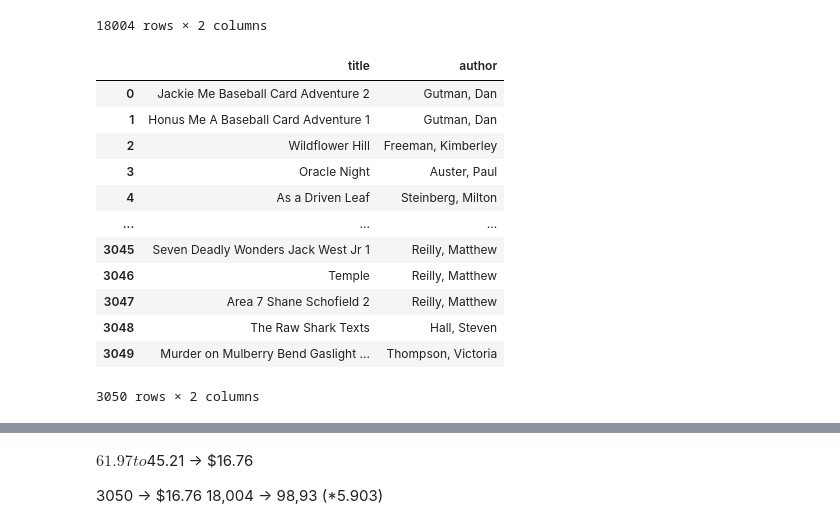
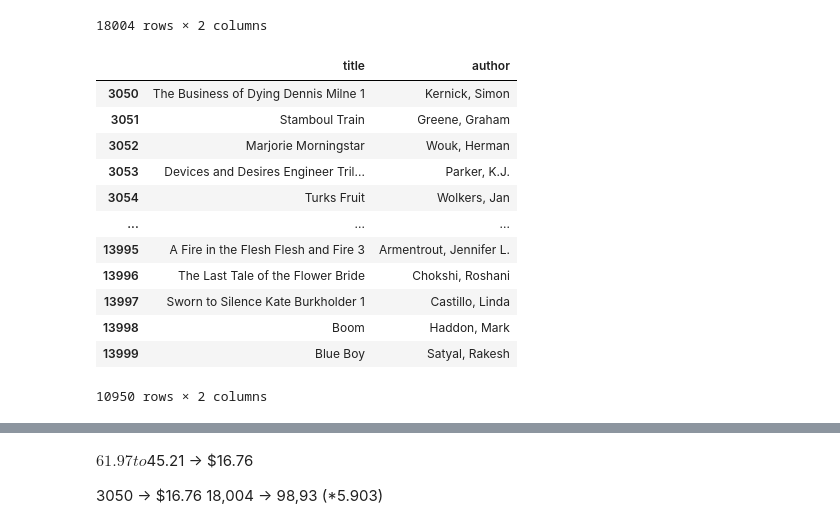
Before and after one commit to skratzke/thesis, a Jupyter notebook: 1 female main chars.ipynb, the cells around one changed output, grey strips where cells are left out. Cells and saved outputs as stored; diff of their text form; code cells hidden in the pictures.

```diff
--- a/1 female main chars.ipynb
+++ b/1 female main chars.ipynb
@@ -77,23 +77,27 @@ df_all
 # %%
 # Split big all_books up into smaller parts for less risk
 # in 60 minutes, I can run around 1,525 books
 
 # First try for 2 hours, so around 3,050 books
-df_subset_1 = df_all.iloc[:3050].copy()
-df_subset_1
+# df_subset_1 = df_all.iloc[:3050].copy()
+# df_subset_1
+
+# Create second subset
+df_subset_2 = df_all.iloc[3050:14000].copy()
+df_subset_2
 # %% [output]
 |  | title | author |
-| 0 | Jackie Me Baseball Card Adventure 2 | Gutman, Dan |
-| 1 | Honus Me A Baseball Card Adventure 1 | Gutman, Dan |
-| 2 | Wildflower Hill | Freeman, Kimberley |
-| 3 | Oracle Night | Auster, Paul |
-| 4 | As a Driven Leaf | Steinberg, Milton |
+| 3050 | The Business of Dying Dennis Milne 1 | Kernick, Simon |
+| 3051 | Stamboul Train | Greene, Graham |
+| 3052 | Marjorie Morningstar | Wouk, Herman |
+| 3053 | Devices and Desires Engineer Tril... | Parker, K.J. |
+| 3054 | Turks Fruit | Wolkers, Jan |
 | ... | ... | ... |
-| 3045 | Seven Deadly Wonders Jack West Jr 1 | Reilly, Matthew |
-| 3046 | Temple | Reilly, Matthew |
-| 3047 | Area 7 Shane Schofield 2 | Reilly, Matthew |
-| 3048 | The Raw Shark Texts | Hall, Steven |
-| 3049 | Murder on Mulberry Bend Gaslight ... | Thompson, Victoria |
+| 13995 | A Fire in the Flesh Flesh and Fire 3 | Armentrout, Jennifer L. |
+| 13996 | The Last Tale of the Flower Bride | Chokshi, Roshani |
+| 13997 | Sworn to Silence Kate Burkholder 1 | Castillo, Linda |
+| 13998 | Boom | Haddon, Mark |
+| 13999 | Blue Boy | Satyal, Rakesh |
-3050 rows × 2 columns
+10950 rows × 2 columns
 # %%
 # Set up logging for error tracking
```
Also changed, not shown: parts of 7 cells of this notebook, 5 other files.
